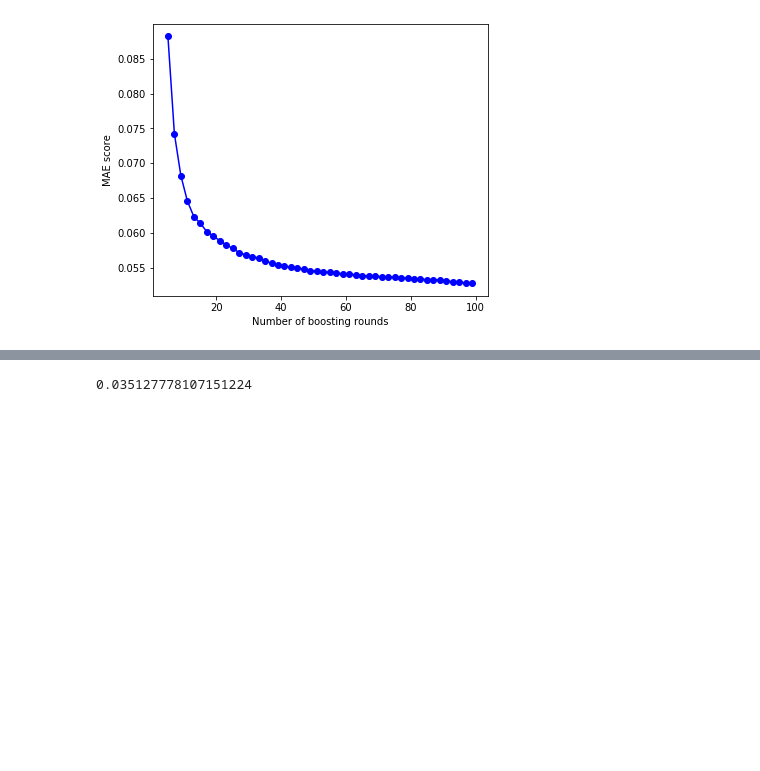
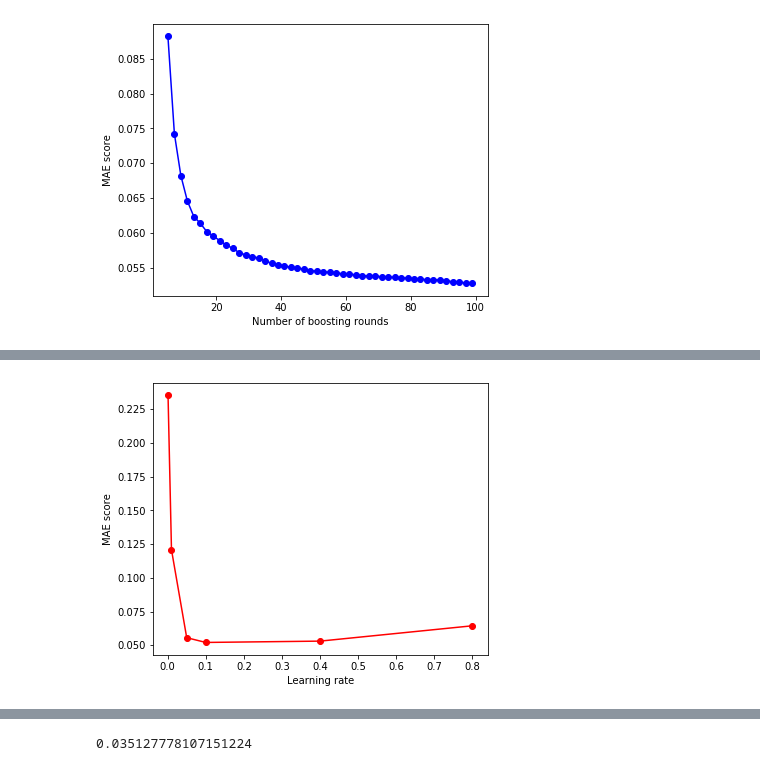
Before and after one commit to makkimaki/GCIwinter2019_assignments, a Jupyter notebook: competition3/Kernel_xgbRegressor.ipynb, the cells around one changed output, grey strips where cells are left out. Drawn from its saved outputs; the diff is of its cells as text; code cells hidden in the pictures; blank space fills up the shorter version.

```diff
--- a/competition3/Kernel_xgbRegressor.ipynb
+++ b/competition3/Kernel_xgbRegressor.ipynb
@@ -126,0 +143,19 @@ df_test.head()
+# %%
+#Learning rate tuning
+params = {"objective":"reg:linear", "max_depth":6}
+eta_vals = [0.001, 0.01, 0.05, 0.1, 0.4, 0.8]
+
+best_mae = []
+
+# This example is not reasonable because big "num_boost_round" includes the small number of this.
+for curr_val in eta_vals:
+
+    params["eta"] = curr_val
+
+    # Perform cross-validation: cv_results
+    cv_results = xgb.cv(dtrain=pubg_DMatrix, params=params, nfold=5, num_boost_round=100, early_stopping_rounds=6, metrics="mae", as_pandas=True,seed=123)
+
+    best_mae.append(cv_results["test-mae-mean"].tail().values[-1])
+
+eta_vals_mae = list(zip(eta_vals, best_mae))
+print(pd.DataFrame(eta_vals_mae, columns=["eta", "best_mae"]))
@@ -126,0 +180,8 @@ df_test.head()
+# %%
+plt.figure(figsize=(6,5))
+plt.plot(eta_vals, best_mae, "o-", color="red")
+plt.xlabel("Learning rate")
+plt.ylabel("MAE score")
+plt.show()
+# %% [output]
+[figure, added]
```
Also changed, not shown: parts of 13 cells of this notebook.
